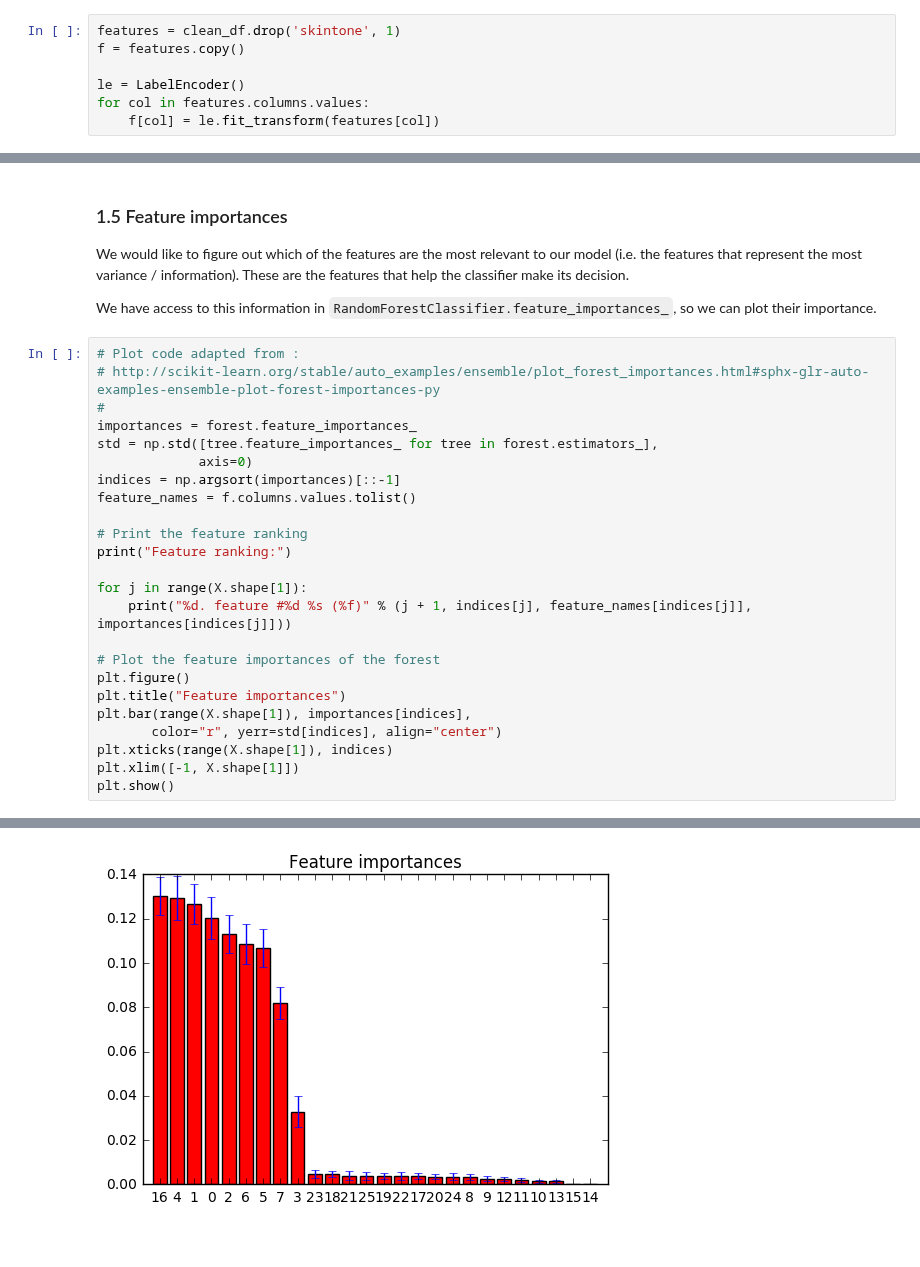
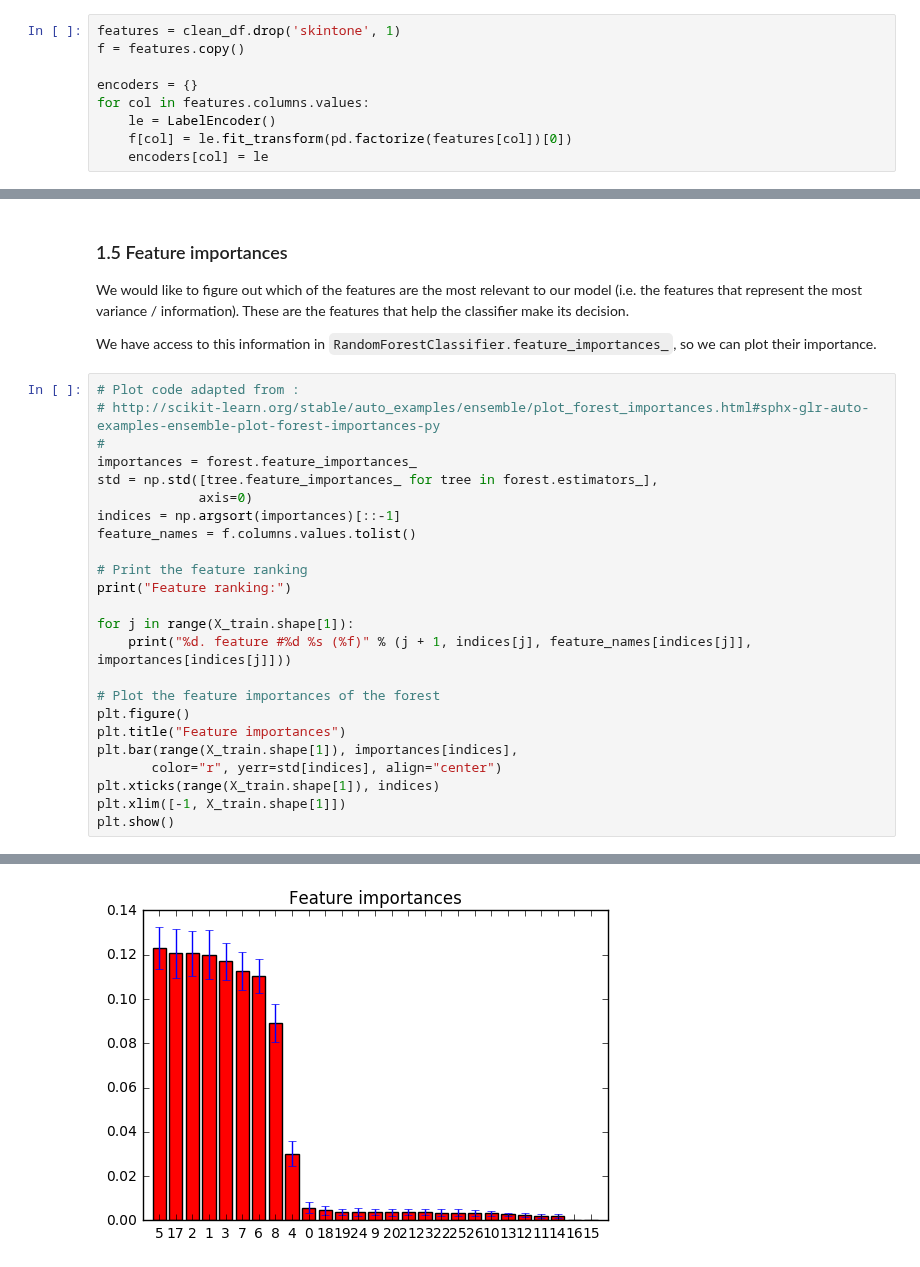
Before and after one commit to romac/ADAHomeworks, a Jupyter notebook: 04 - Applied ML/04 - Applied ML.ipynb, the cells around one changed output, grey strips where cells are left out. Cells and saved outputs as stored; diff of their text form.

```diff
--- a/04 - Applied ML/04 - Applied ML.ipynb
+++ b/04 - Applied ML/04 - Applied ML.ipynb
@@ -341,9 +322,11 @@ We'll start by using all the features provided by the dataset to train the class
 features = clean_df.drop('skintone', 1)
 f = features.copy()
 
-le = LabelEncoder()
+encoders = {}
 for col in features.columns.values:
-    f[col] = le.fit_transform(features[col])
+    le = LabelEncoder()
+    f[col] = le.fit_transform(pd.factorize(features[col])[0])
+    encoders[col] = le
 # %% [markdown]
 ### 1.3 Training the classifier
 
@@ -446,16 +429,16 @@ feature_names = f.columns.values.tolist()
 # Print the feature ranking
 print("Feature ranking:")
 
-for j in range(X.shape[1]):
+for j in range(X_train.shape[1]):
     print("%d. feature #%d %s (%f)" % (j + 1, indices[j], feature_names[indices[j]], importances[indices[j]]))
 
 # Plot the feature importances of the forest
 plt.figure()
 plt.title("Feature importances")
-plt.bar(range(X.shape[1]), importances[indices],
+plt.bar(range(X_train.shape[1]), importances[indices],
        color="r", yerr=std[indices], align="center")
-plt.xticks(range(X.shape[1]), indices)
-plt.xlim([-1, X.shape[1]])
+plt.xticks(range(X_train.shape[1]), indices)
+plt.xlim([-1, X_train.shape[1]])
 plt.show()
 # %% [output]
 Feature ranking:
@@ -478 +461 @@ Feature ranking:
-[figure, old version]
+[figure, new version]
```
Also changed, not shown: parts of 16 cells of this notebook, 1 other file.
